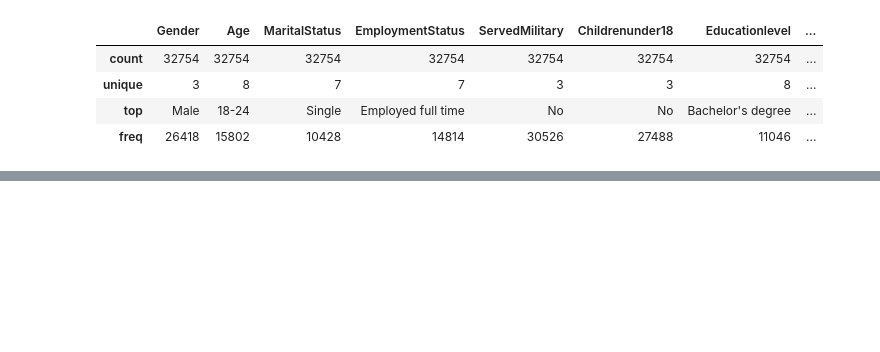
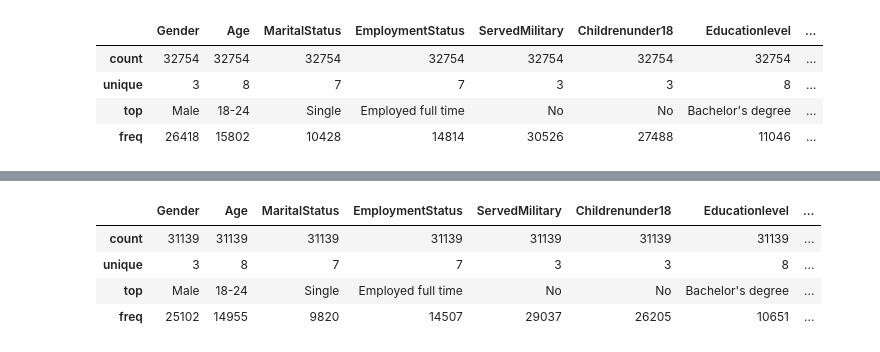
Before and after one commit to megha25/RedittSurveyAssignment, a Jupyter notebook: Reddit Survey Assignment EDA.ipynb, the cells around one changed output, grey strips where cells are left out. Saved outputs shown, nothing was run; the diff lists cells and outputs as text; code cells hidden in the pictures; blank space fills up the shorter version.

```diff
--- a/Reddit Survey Assignment EDA.ipynb
+++ b/Reddit Survey Assignment EDA.ipynb
@@ -686,2 +754,20 @@ del df["Favoritecheese"]
+# %%
+#Describe the categorical variables
+def describe_categorical(X):
+    """
+    Just like .describe(), but returns the results for
+    categorical variables only.
+    """
+    from IPython.display import display, HTML
+    display(HTML(X[X.columns[X.dtypes == "object"]].describe().to_html()))
+
+
+describe_categorical(df)
+# %% [output]
+|  | Gender | Age | MaritalStatus | EmploymentStatus | ServedMilitary | Childrenunder18 | Educationlevel | ... |
+| count | 31139 | 31139 | 31139 | 31139 | 31139 | 31139 | 31139 | ... |
+| unique | 3 | 8 | 7 | 7 | 3 | 3 | 8 | ... |
+| top | Male | 18-24 | Single | Employed full time | No | No | Bachelor's degree | ... |
+| freq | 25102 | 14955 | 9820 | 14507 | 29037 | 26205 | 10651 | ... |
 # %%
 categorical_var = ['Gender', 'Age', 'MaritalStatus', 'EmploymentStatus',
```
Also changed, not shown: parts of 27 cells of this notebook.
